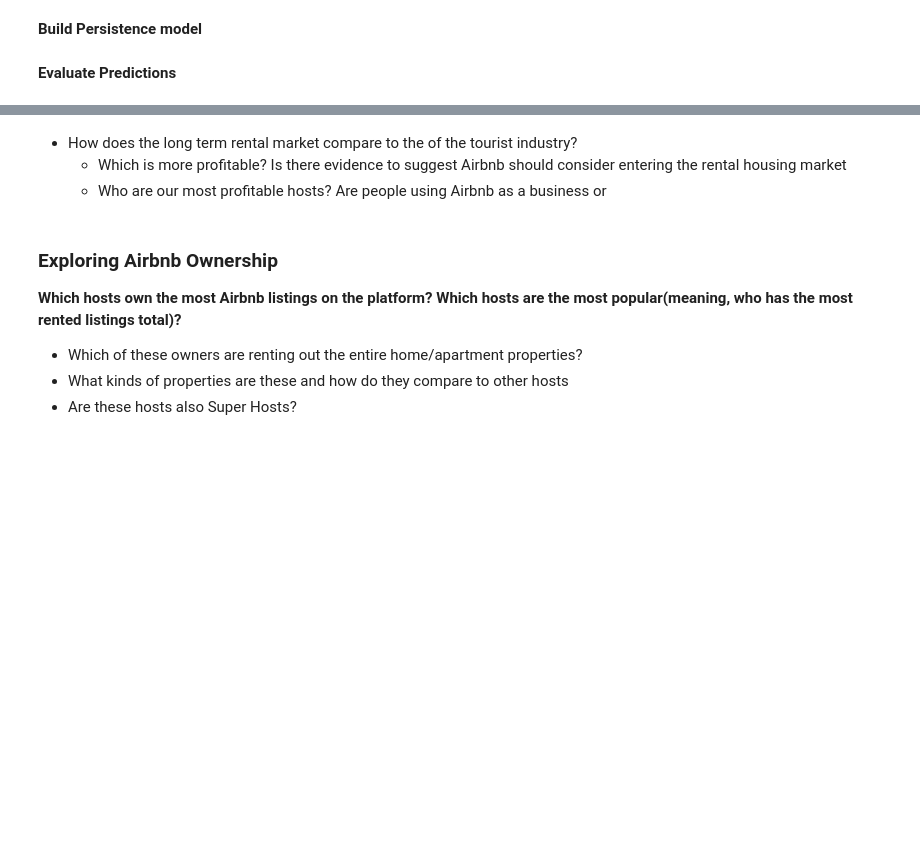
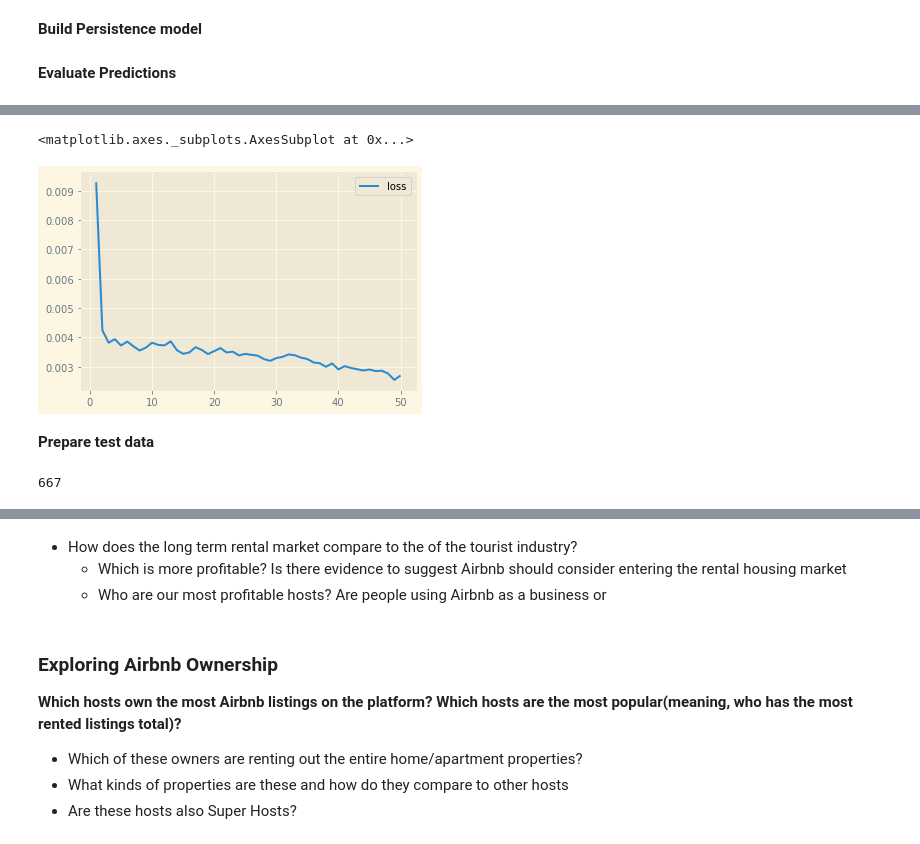
Before and after one commit to KishenSharma6/SF_Airbnb_Rental_Market_Analysis, a Jupyter notebook: Project_Codes/04_Modeling/2020_0715_Market_Analysis.ipynb, the cells around one changed output, grey strips where cells are left out. Drawn from its saved outputs; the diff is of its cells as text; code cells hidden in the pictures; blank space fills up the shorter version.

Commit message:
Completed tuned LSTM

```diff
--- a/Project_Codes/04_Modeling/2020_0715_Market_Analysis.ipynb
+++ b/Project_Codes/04_Modeling/2020_0715_Market_Analysis.ipynb
@@ -241,0 +288,17 @@ len(daily_gross)
+# %%
+#Create training data and target
+training_data = []
+target = []
+
+#Create training and test data with a 30 timestep
+for i in np.arange(30,len(X_train_transformed)):
+    training_data.append(X_train_transformed[i - 30: i])
+    target.append(X_train_transformed[i])
+
+#Convert to arrays
+training_data = np.array(training_data)
+target = np.array(target)
+
+#Check
+print('Training data shape:', training_data.shape)
+print('Test data shape:', target.shape)
@@ -241,0 +314,18 @@ len(daily_gross)
+# %%
+#Clear backend
+tf.keras.backend.clear_session()
+
+#Init base model
+base_model = tf.keras.Sequential()
+
+#Add layers
+base_model.add(tf.keras.layers.LSTM(units = 32,input_shape = (training_data.shape[1],1), return_sequences = True))
+base_model.add(tf.keras.layers.Dropout(.2))
+
+base_model.add(tf.keras.layers.LSTM(units = 32, return_sequences = False))
+base_model.add(tf.keras.layers.Dropout(.2))
+
+base_model.add(tf.keras.layers.Dense(1))
+
+#Compile
+base_model.compile(optimizer = 'adam', loss = 'MeanSquaredError')
@@ -241,0 +334,2 @@ len(daily_gross)
+# %%
+base_history = base_model.fit(training_data, target, epochs=50, batch_size = 30)
@@ -241,0 +354,14 @@ len(daily_gross)
+# %%
+#Store base_history as a dataframe
+base_loss = pd.DataFrame(base_history.history, columns=['loss'], index = np.arange(0,50) + 1)
+
+base_loss.plot()
+# %% [output]
+<matplotlib.axes._subplots.AxesSubplot at 0x...>
+[figure, added]
+# %% [markdown]
+**Prepare test data**
+# %%
+cutoff
+# %% [output]
+667
```
Also changed, not shown: parts of 40 cells of this notebook.
